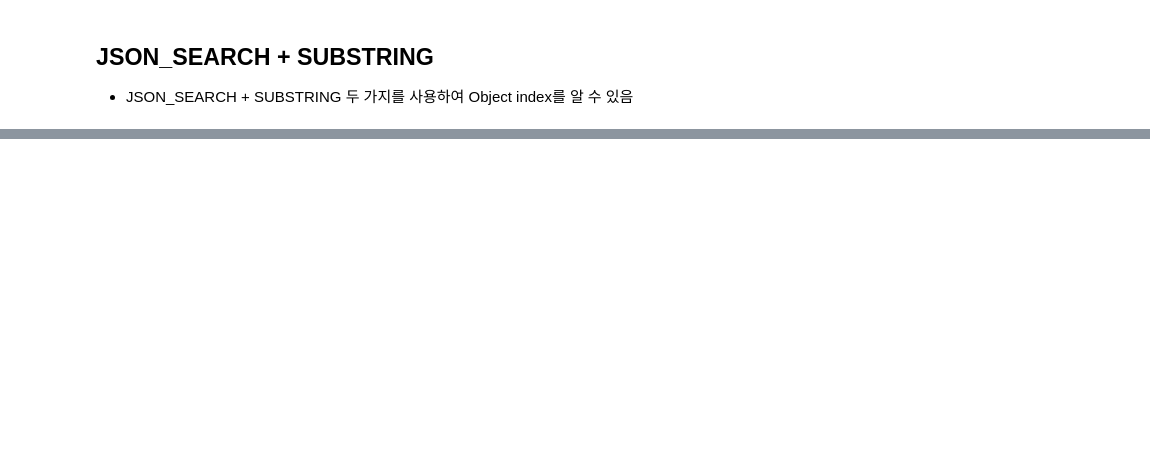
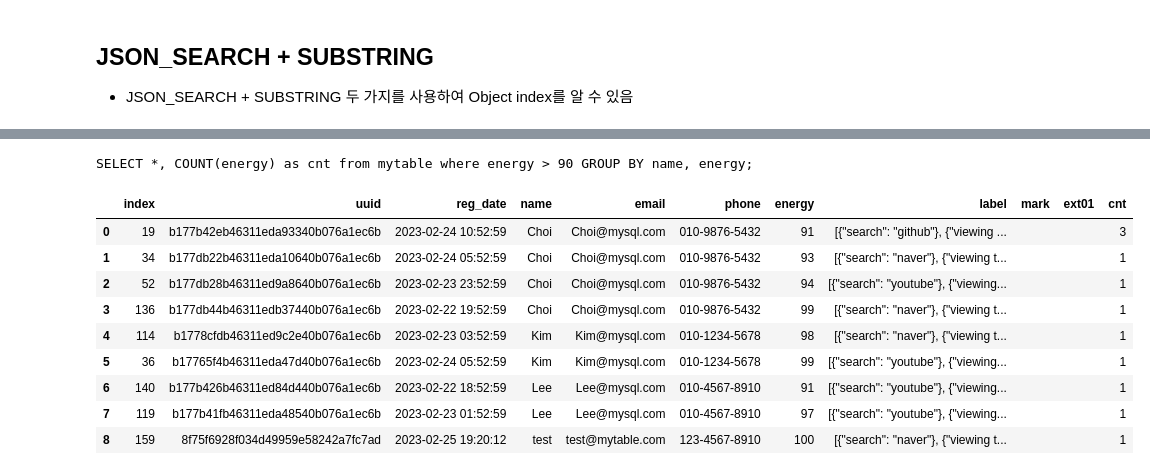
Before and after one commit to IzPerfect/My-dictionary, a Jupyter notebook: pymysql/1. select.ipynb, the cells around one changed output, grey strips where cells are left out. Cells and saved outputs as stored; diff of their text form; code cells hidden in the pictures; blank space fills up the shorter version.

```diff
--- a/pymysql/1. select.ipynb
+++ b/pymysql/1. select.ipynb
@@ -265,0 +413,18 @@ result
+# %%
+# energy 90이상인 것들 중에 name과 energy로 그룹화한 것을 조회
+sql = "SELECT *, COUNT(energy) as cnt from " + MYSQL_TABLENAME + " where energy > 90 GROUP BY name, energy;"
+print(sql)
+result = query(sql, ())
+result
+# %% [output]
+SELECT *, COUNT(energy) as cnt from mytable where energy > 90 GROUP BY name, energy;
+|  | index | uuid | reg_date | name | email | phone | energy | label | mark | ext01 | cnt |
+| 0 | 19 | b177b42eb46311eda93340b076a1ec6b | 2023-02-24 10:52:59 | Choi | Choi@mysql.com | 010-9876-5432 | 91 | [{"search": "github"}, {"viewing ... |  |  | 3 |
+| 1 | 34 | b177db22b46311eda10640b076a1ec6b | 2023-02-24 05:52:59 | Choi | Choi@mysql.com | 010-9876-5432 | 93 | [{"search": "naver"}, {"viewing t... |  |  | 1 |
+| 2 | 52 | b177db28b46311ed9a8640b076a1ec6b | 2023-02-23 23:52:59 | Choi | Choi@mysql.com | 010-9876-5432 | 94 | [{"search": "youtube"}, {"viewing... |  |  | 1 |
+| 3 | 136 | b177db44b46311edb37440b076a1ec6b | 2023-02-22 19:52:59 | Choi | Choi@mysql.com | 010-9876-5432 | 99 | [{"search": "naver"}, {"viewing t... |  |  | 1 |
+| 4 | 114 | b1778cfdb46311ed9c2e40b076a1ec6b | 2023-02-23 03:52:59 | Kim | Kim@mysql.com | 010-1234-5678 | 98 | [{"search": "naver"}, {"viewing t... |  |  | 1 |
+| 5 | 36 | b17765f4b46311eda47d40b076a1ec6b | 2023-02-24 05:52:59 | Kim | Kim@mysql.com | 010-1234-5678 | 99 | [{"search": "youtube"}, {"viewing... |  |  | 1 |
+| 6 | 140 | b177b426b46311ed84d440b076a1ec6b | 2023-02-22 18:52:59 | Lee | Lee@mysql.com | 010-4567-8910 | 91 | [{"search": "youtube"}, {"viewing... |  |  | 1 |
+| 7 | 119 | b177b41fb46311eda48540b076a1ec6b | 2023-02-23 01:52:59 | Lee | Lee@mysql.com | 010-4567-8910 | 97 | [{"search": "youtube"}, {"viewing... |  |  | 1 |
+| 8 | 159 | 8f75f6928f034d49959e58242a7fc7ad | 2023-02-25 19:20:12 | test | test@mytable.com | 123-4567-8910 | 100 | [{"search": "naver"}, {"viewing t... |  |  | 1 |
```
Also changed, not shown: parts of 35 cells of this notebook, 1 other file.
